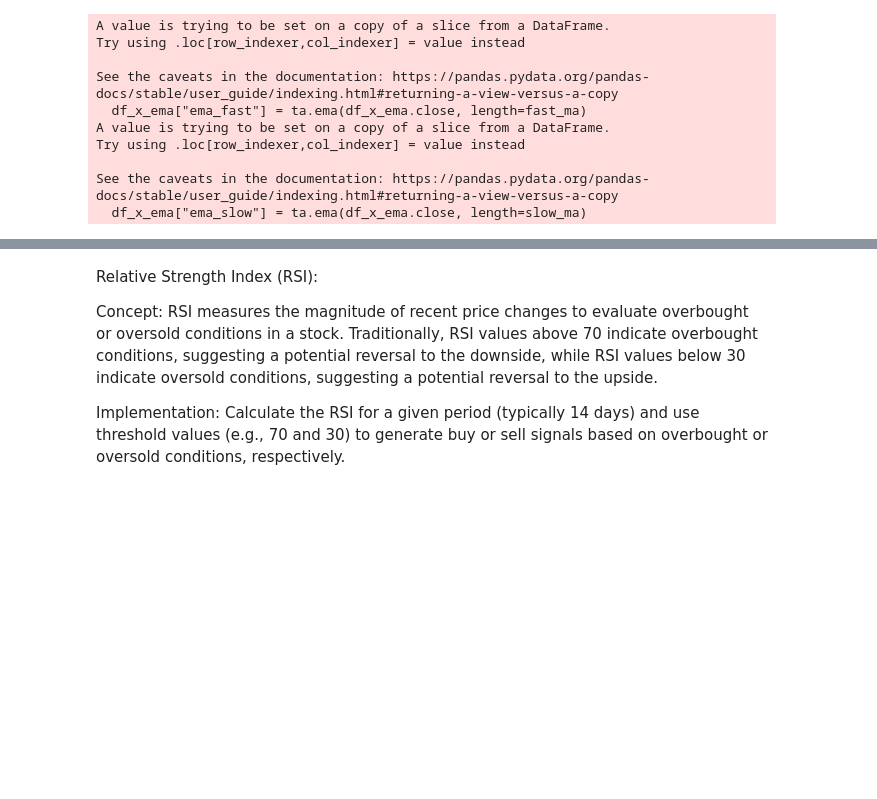
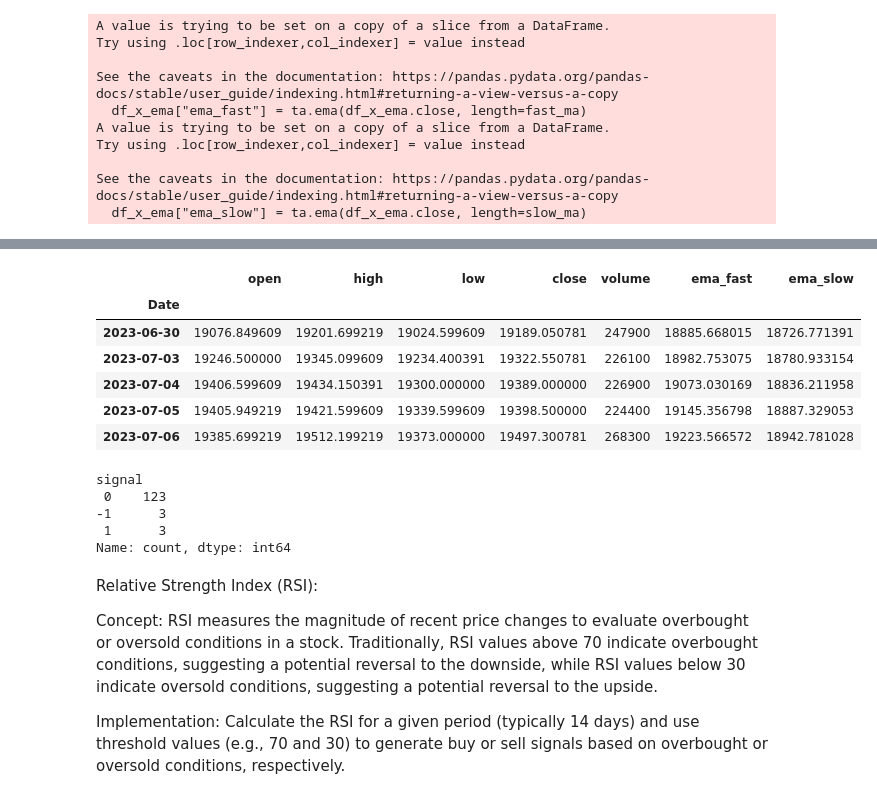
Before and after one commit to Mzu-Soci/Trading-Signal-Services, a Jupyter notebook: trading_service.ipynb, the cells around one changed output, grey strips where cells are left out. Cells and saved outputs as stored; diff of their text form; code cells hidden in the pictures; blank space fills up the shorter version.

```diff
--- a/trading_service.ipynb
+++ b/trading_service.ipynb
@@ -55,16 +56,35 @@ Try using .loc[row_indexer,col_indexer] = value instead
 See the caveats in the documentation: https://pandas.pydata.org/pandas-docs/stable/user_guide/indexing.html#returning-a-view-versus-a-copy
   df_x_ema["ema_slow"] = ta.ema(df_x_ema.close, length=slow_ma)
 # %%
-# If fast moving average is crosses over the slow moving average the buy signal must be true
-df_x_ema["buy_signal"] = (df_x_ema["ema_fast"] > df_x_ema["ema_slow"]) & (df_x_ema["ema_fast"].shift(1) <= df_x_ema["ema_slow"].shift(1))
-# If fast moving average is crosses below the slow moving average the sell signal must be true
-df_x_ema["sell_signal"] = (df_x_ema["ema_fast"] < df_x_ema["ema_slow"]) & (df_x_ema["ema_fast"].shift(1) >= df_x_ema["ema_slow"].shift(1))
+# # # If fast moving average is crosses over the slow moving average the buy signal must be true
+# # df_x_ema["buy_signal"] = (df_x_ema["ema_fast"] > df_x_ema["ema_slow"]) & (df_x_ema["ema_fast"].shift(1) <= df_x_ema["ema_slow"].shift(1))
+# # # If fast moving average is crosses below the slow moving average the sell signal must be true
+# # df_x_ema["sell_signal"] = (df_x_ema["ema_fast"] < df_x_ema["ema_slow"]) & (df_x_ema["ema_fast"].shift(1) >= df_x_ema["ema_slow"].shift(1))
 
-# when the buy signal is true populate the price in buy_numeric column
-df_x_ema["buy_numeric"] = np.where(df_x_ema["buy_signal"],df_x_ema["ema_slow"], np.nan)
-# when the sell signal is true populate the price in sell_numeric column
-df_x_ema["sell_numeric"] = np.where(df_x_ema["sell_signal"],df_x_ema["ema_slow"], np.nan)
+# # # when the buy signal is true populate the price in buy_numeric column
+# # df_x_ema["buy_numeric"] = np.where(df_x_ema["buy_signal"],df_x_ema["ema_slow"], np.nan)
+# # # when the sell signal is true populate the price in sell_numeric column
+# # df_x_ema["sell_numeric"] = np.where(df_x_ema["sell_signal"],df_x_ema["ema_slow"], np.nan)
 
-# Show first few lines
-# df_x_ema.head()
+# # # Show first few lines
+# # # df_x_ema.head()
+
+# plots_ema = [
+#     # Plot the fast moving average
+#     mpf.make_addplot(df_x_ema["ema_fast"], type="line"),
+#     # Plot the slow moving average
+#     mpf.make_addplot(df_x_ema["ema_slow"], type="line"),
+#     # # Plot the buy signal
+#     # mpf.make_addplot(df_x_ema["buy_numeric"], type="scatter", marker="^", markersize=40, color="green"),
+#     # # Plot the sell signal
+#     # mpf.make_addplot(df_x_ema["sell_numeric"], type="scatter", marker="v", markersize=40, color="red")
+#     ]
+# # Plot the candle sticks, fast ma and slow ma, trading signal markers
+# mpf.plot(df_x_ema, type="candle", figratio=(15,8), addplot=plots_ema, style="yahoo")
+
+# # These are the dates and prices on which to buy
+# df_x_ema.loc[df_x_ema["buy_signal"], "ema_slow"]
+
+# # These are the dates and prices on which to sell
+# df_x_ema.loc[df_x_ema["sell_signal"], "ema_slow"]
 # %%
@@ -104,3 +104,26 @@ Name: ema_slow, dtype: float64
+# %%
+df_x_ema.head()
+# %% [output]
+|  | open | high | low | close | volume | ema_fast | ema_slow |
+| Date |  |  |  |  |  |  |  |
+| 2023-06-30 | 19076.849609 | 19201.699219 | 19024.599609 | 19189.050781 | 247900 | 18885.668015 | 18726.771391 |
+| 2023-07-03 | 19246.500000 | 19345.099609 | 19234.400391 | 19322.550781 | 226100 | 18982.753075 | 18780.933154 |
+| 2023-07-04 | 19406.599609 | 19434.150391 | 19300.000000 | 19389.000000 | 226900 | 19073.030169 | 18836.211958 |
+| 2023-07-05 | 19405.949219 | 19421.599609 | 19339.599609 | 19398.500000 | 224400 | 19145.356798 | 18887.329053 |
+| 2023-07-06 | 19385.699219 | 19512.199219 | 19373.000000 | 19497.300781 | 268300 | 19223.566572 | 18942.781028 |
+# %%
+df_x_ema["signal"] = 0
+
+df_x_ema.loc[(df_x_ema["ema_fast"] > df_x_ema["ema_slow"]) & (df_x_ema["ema_fast"].shift(1) <= df_x_ema["ema_slow"].shift(1)), "signal"] = 1
+df_x_ema.loc[(df_x_ema["ema_fast"] < df_x_ema["ema_slow"]) & (df_x_ema["ema_fast"].shift(1) >= df_x_ema["ema_slow"].shift(1)), "signal"] = -1
+
+df_x_ema["signal"].value_counts()
+# %% [output]
+signal
+ 0    123
+-1      3
+ 1      3
+Name: count, dtype: int64
 # %% [markdown]
 Relative Strength Index (RSI):
 
```
Also changed, not shown: parts of 21 cells of this notebook.
